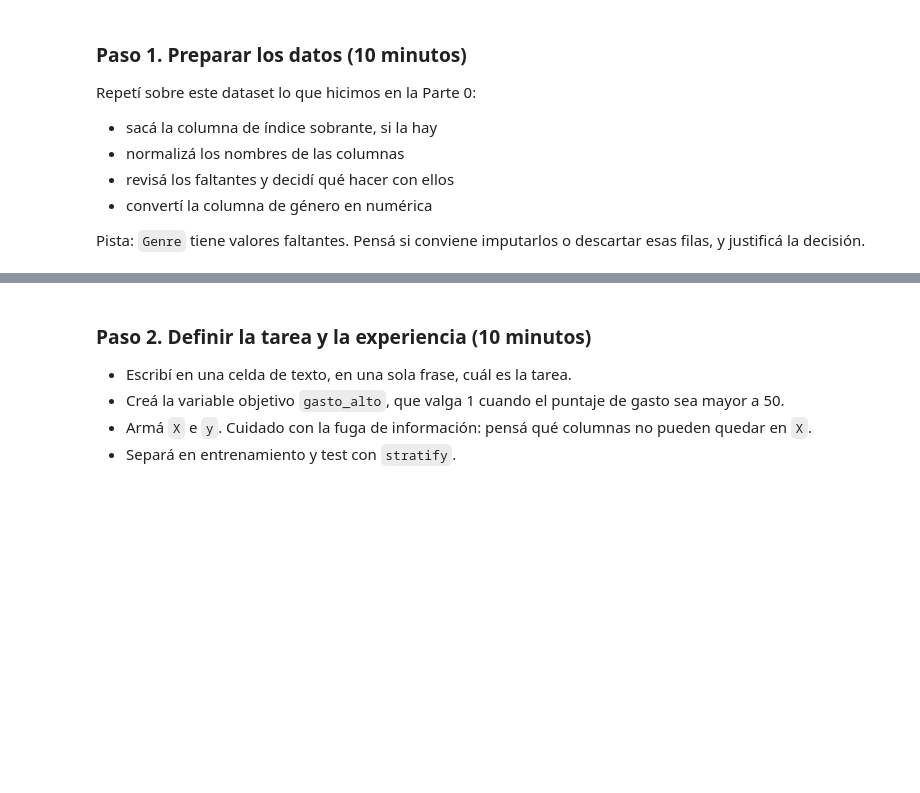
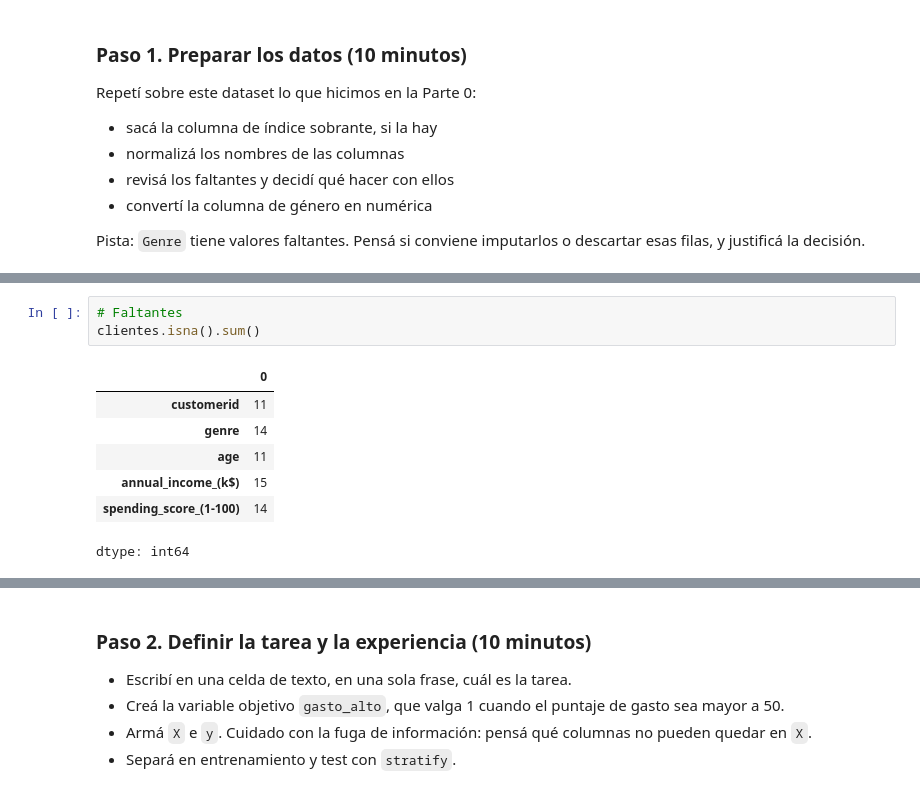
Before and after one commit to EmiiFernandez/actividades_data_sciente_ypf, a Jupyter notebook: notebook/C10_Notebook-14.ipynb, the cells around one changed output, grey strips where cells are left out. Cells and saved outputs as stored; diff of their text form; blank space fills up the shorter version.

```diff
--- a/notebook/C10_Notebook-14.ipynb
+++ b/notebook/C10_Notebook-14.ipynb
@@ -322,0 +468,11 @@ Pista: `Genre` tiene valores faltantes. Pensá si conviene imputarlos o descarta
+# %%
+# Faltantes
+clientes.isna().sum()
+# %% [output]
+|  | 0 |
+| customerid | 11 |
+| genre | 14 |
+| age | 11 |
+| annual_income_(k$) | 15 |
+| spending_score_(1-100) | 14 |
+dtype: int64
```
Also changed, not shown: parts of 29 cells of this notebook.
